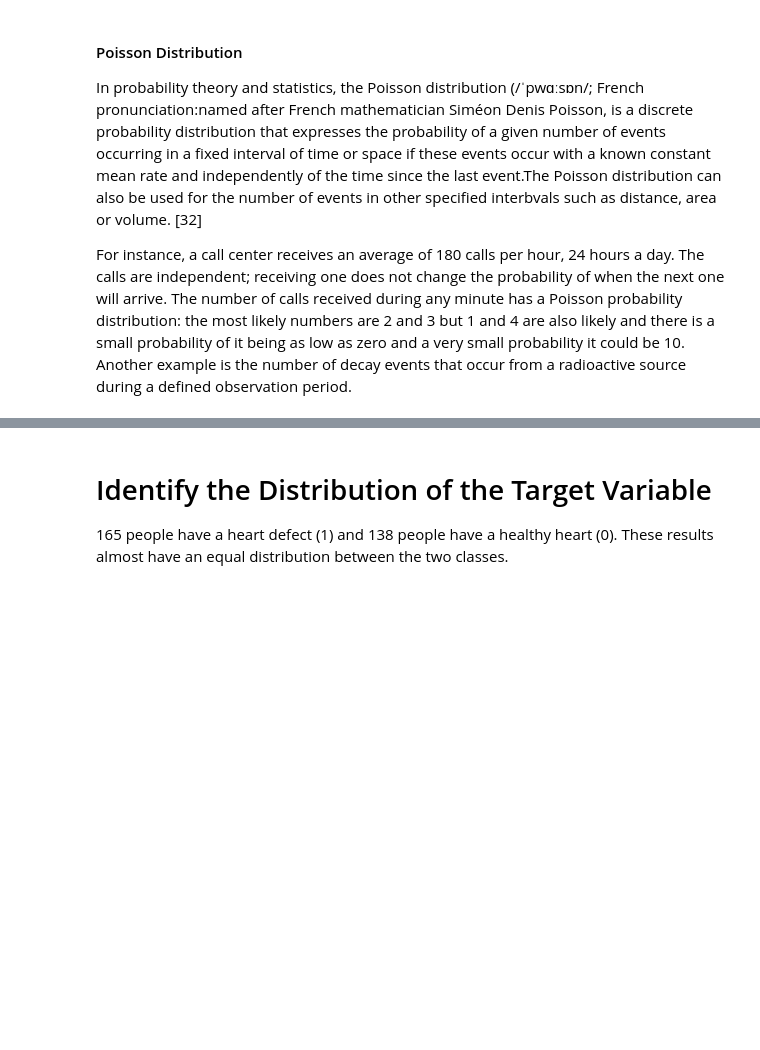
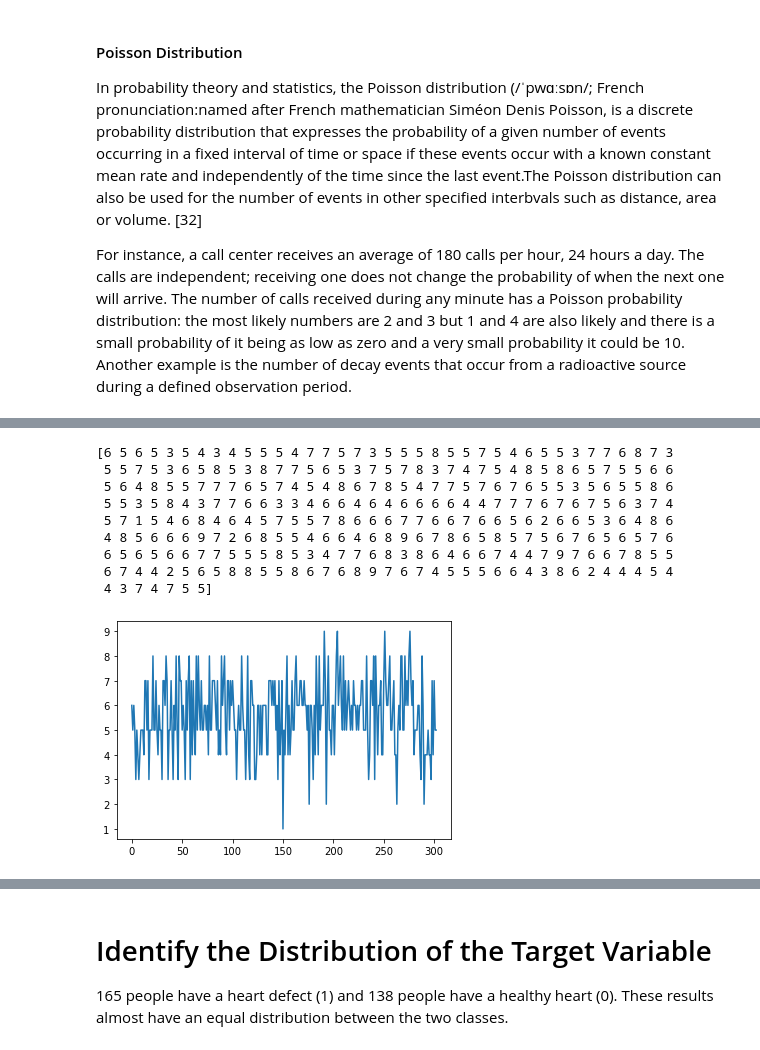
Before and after one commit to Trishmcc/Synthesised_Dataset, a Jupyter notebook: Synthesised_Dataset.ipynb, the cells around one changed output, grey strips where cells are left out. Cells and saved outputs as stored; diff of their text form; code cells hidden in the pictures; blank space fills up the shorter version.

```diff
--- a/Synthesised_Dataset.ipynb
+++ b/Synthesised_Dataset.ipynb
@@ -315,0 +370,19 @@ num is the target variable
+# %%
+n, p = 10, 0.544554  # number of trials, probability of each trial
+heart_disease = np.random.binomial(n, p, 303)
+print (heart_disease)
+
+# Displaying Data
+plt.plot(heart_disease)
+plt.show()
+# %% [output]
+[6 5 6 5 3 5 4 3 4 5 5 5 4 7 7 5 7 3 5 5 5 8 5 5 7 5 4 6 5 5 3 7 7 6 8 7 3
+ 5 5 7 5 3 6 5 8 5 3 8 7 7 5 6 5 3 7 5 7 8 3 7 4 7 5 4 8 5 8 6 5 7 5 5 6 6
+ 5 6 4 8 5 5 7 7 7 6 5 7 4 5 4 8 6 7 8 5 4 7 7 5 7 6 7 6 5 5 3 5 6 5 5 8 6
+ 5 5 3 5 8 4 3 7 7 6 6 3 3 4 6 6 4 6 4 6 6 6 6 4 4 7 7 7 6 7 6 7 5 6 3 7 4
+ 5 7 1 5 4 6 8 4 6 4 5 7 5 5 7 8 6 6 6 7 7 6 6 7 6 6 5 6 2 6 6 5 3 6 4 8 6
+ 4 8 5 6 6 6 9 7 2 6 8 5 5 4 6 6 4 6 8 9 6 7 8 6 5 8 5 7 5 6 7 6 5 6 5 7 6
+ 6 5 6 5 6 6 7 7 5 5 5 8 5 3 4 7 7 6 8 3 8 6 4 6 6 7 4 4 7 9 7 6 6 7 8 5 5
+ 6 7 4 4 2 5 6 5 8 8 5 5 8 6 7 6 8 9 7 6 7 4 5 5 5 6 6 4 3 8 6 2 4 4 4 5 4
+ 4 3 7 4 7 5 5]
+[figure, added]
```
Also changed, not shown: parts of 18 cells of this notebook.
